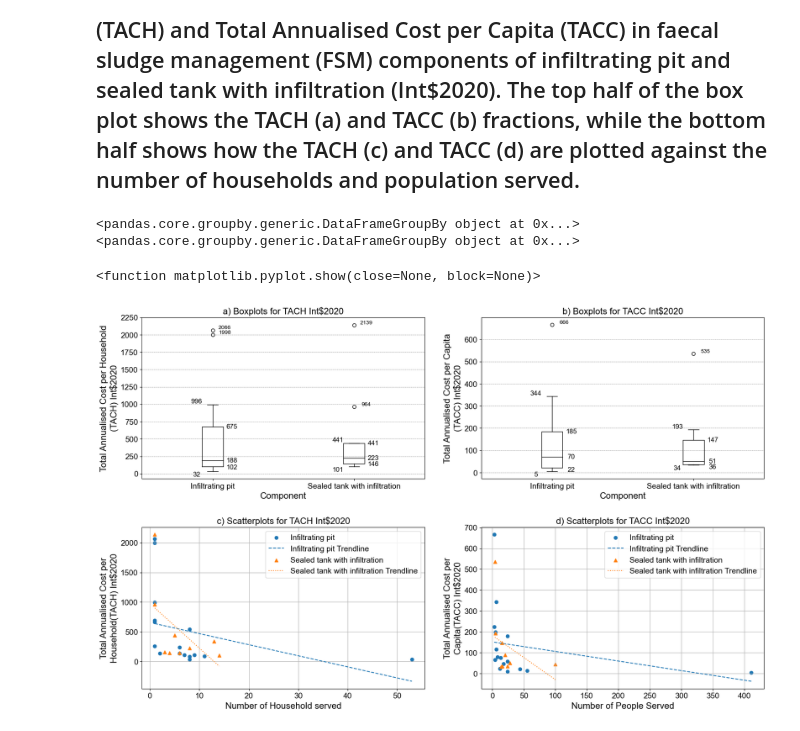
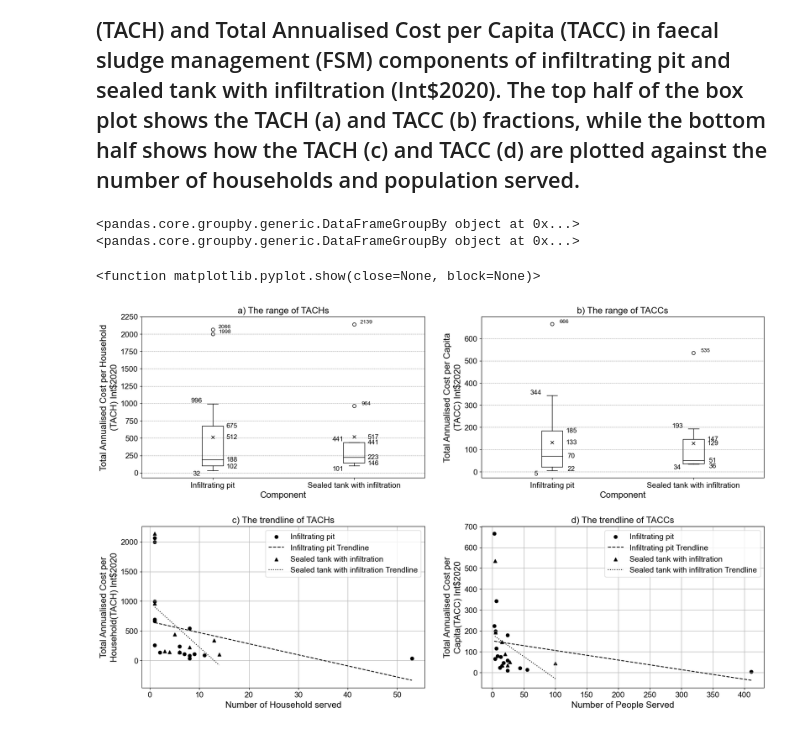
Before and after one commit to JinIgarashi/cactus-narok-figures, a Jupyter notebook: Figure3-5 range of TACH in FSM containment.ipynb, the cells around one changed output. Cells and saved outputs as stored; diff of their text form; code cells hidden in the pictures.

```diff
--- a/Figure3-5 range of TACH in FSM containment.ipynb
+++ b/Figure3-5 range of TACH in FSM containment.ipynb
@@ -35,7 +35,11 @@ def createBoxPlot(
     print(groups)
     data = [group[1][value_col] for group in groups]
 
-    bp = ax.boxplot(data)
+    bp = ax.boxplot(
+        data,
+        showmeans=True,
+        meanprops = {'marker': 'x', 'markerfacecolor': 'k', 'markeredgecolor':'k', 'markersize': 6}
+    )
 
     # make median line black
     for median in bp['medians']:
@@ -46,6 +50,7 @@ def createBoxPlot(
 
         # get values from boxplot
         med = np.median(data[i])
+        mean = np.mean(data[i])
         q1, q3 = np.percentile(data[i], [25, 75])
         whisker_min, whisker_max = [whisker.get_ydata()[1] for whisker in bp['whiskers'][i*2:i*2+2]]
         cap_min, cap_max = [cap.get_ydata()[1] for cap in bp['caps'][i*2:i*2+2]]
@@ -53,6 +58,7 @@ def createBoxPlot(
 
         # show value label
         ax.text(x_pos + 0.15, med, f"{med:.0f}", ha='center', va='center', fontsize=12)
+        ax.text(x_pos + 0.15, mean, f"{mean:.0f}", ha='center', va='center', fontsize=12)
         ax.text(x_pos + 0.15, q1 - 10, f"{q1:.0f}", ha='center', va='center', fontsize=12)
         ax.text(x_pos + 0.15, q3, f"{q3:.0f}", ha='center', va='center', fontsize=12)
         ax.text(x_pos - 0.1, cap_min, f"{cap_min:.0f}", ha='center', va='top', fontsize=12)
@@ -82,17 +88,14 @@ def createScatterPlot(
     y_label,
     markers = ['o', '^'],
     trendline_style = ['--', ':'],
-    colormap = 'tab10',
 
 ):
     data = pd.read_excel(path_excel, sheet_name=sheetname)
 
-    color_map = plt.get_cmap(colormap)
-
     components = data[groupby_col].unique()
     for i, component in enumerate(components):
         df = data[data[groupby_col]==component]
-        color = color_map(i)
+        color = 'k'
         ax.scatter(df[x_col], df[y_col], marker=markers[i], label=component, color=color)
 
         # Add trendline
@@ -117,7 +120,7 @@ createBoxPlot(
     ax1,
     groupby_col = 'Component',
     value_col = 'TACH',
-    title = 'a) Boxplots for TACH Int$2020',
+    title = 'a) The range of TACHs',
     xlabel = 'Component',
     ylabel = 'Total Annualised Cost per Household\n(TACH) Int$2020',
     max_y = 2500,
@@ -133,7 +136,7 @@ createBoxPlot(
     ax2,
     groupby_col = 'Component',
     value_col = 'TACC',
-    title = 'b) Boxplots for TACC Int$2020',
+    title = 'b) The range of TACCs',
     xlabel = 'Component',
     ylabel = 'Total Annualised Cost per Capita\n(TACC) Int$2020',
     max_y = 700,
@@ -145,33 +148,33 @@ ax3 = fig.add_subplot(2, 2, 3)
 createScatterPlot(
     path_excel,
     sheetname,
     ax3,
     groupby_col = 'Component',
     x_col = 'Number of Household served',
     y_col = 'TACH',
-    title = 'c) Scatterplots for TACH Int$2020',
+    title = 'c) The trendline of TACHs',
     x_label = 'Number of Household served',
     y_label = 'Total Annualised Cost per\nHousehold(TACH) Int$2020'
 )
 
 ax4 = fig.add_subplot(2, 2, 4)
 createScatterPlot(
     path_excel,
     sheetname,
     ax4,
     groupby_col = 'Component',
     x_col = 'Number of People Served',
     y_col = 'TACC',
-    title = 'd) Scatterplots for TACC Int$2020',
+    title = 'd) The trendline of TACCs',
     x_label = 'Number of People Served',
     y_label = 'Total Annualised Cost per\nCapita(TACC) Int$2020'
 )
 
 plt.subplots_adjust(wspace=0.2, hspace=0.3)
 plt.savefig(file_path, format="png", dpi=dpi, transparent=True, bbox_inches='tight')
 plt.show
 # %% [output]
 <pandas.core.groupby.generic.DataFrameGroupBy object at 0x...>
 <pandas.core.groupby.generic.DataFrameGroupBy object at 0x...>
 <function matplotlib.pyplot.show(close=None, block=None)>
-[figure, old version]
+[figure, new version]
```
Also changed, not shown: 5 other files.
